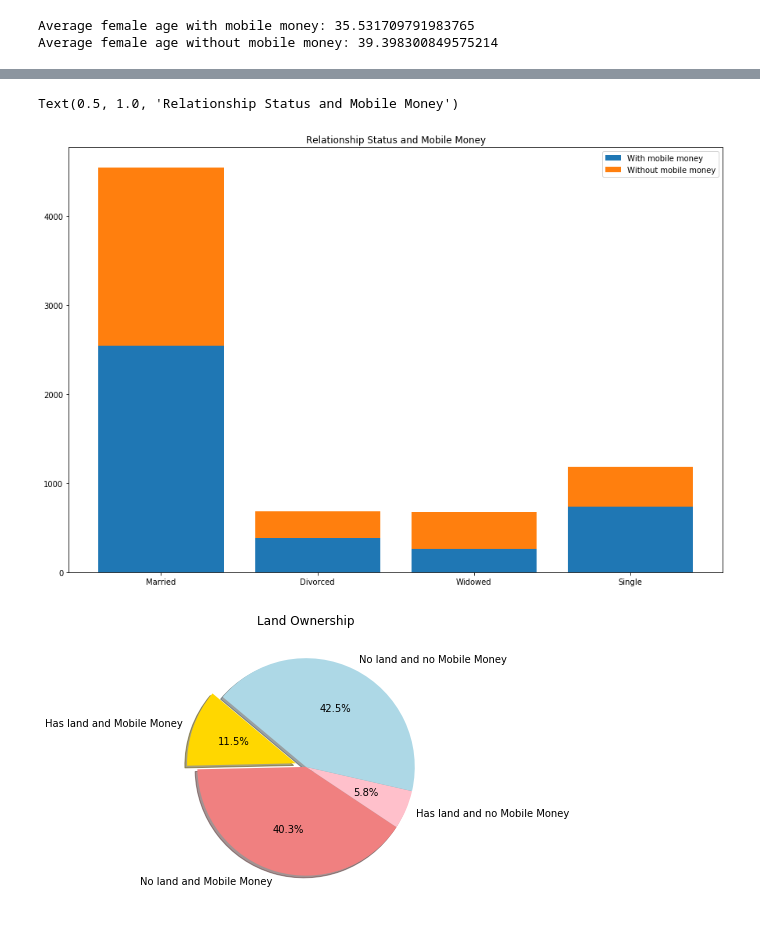
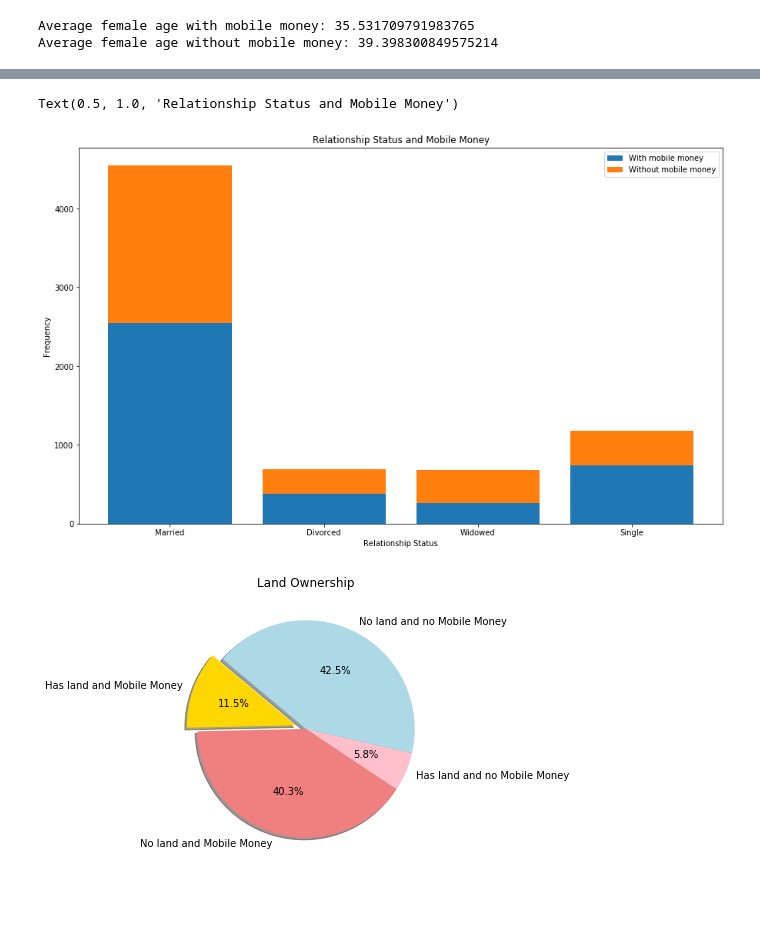
Before and after one commit to boitshepo97/tanzania-mobile-money, a Jupyter notebook: Financial Services Use In Tanzania.ipynb, the cells around one changed output, grey strips where cells are left out. Cells and saved outputs as stored; diff of their text form; code cells hidden in the pictures; blank space fills up the shorter version.

```diff
--- a/Financial Services Use In Tanzania.ipynb
+++ b/Financial Services Use In Tanzania.ipynb
@@ -129,35 +155,37 @@ plt.show()
 married = mob_mon[mob_mon.Q3 == 1]
 divorced = mob_mon[mob_mon.Q3 == 2]
 widowed = mob_mon[mob_mon.Q3 == 3]
 single = mob_mon[mob_mon.Q3 == 4]
 
 # status on their Mobile Money
 married_with = len(married[married.mobile_money == 1])
 married_without = len(married[married.mobile_money == 0])
 
 divorced_with = len(divorced[divorced.mobile_money == 1])
 divorced_without = len(divorced[divorced.mobile_money == 0])
 
 widowed_with = len(widowed[widowed.mobile_money == 1])
 widowed_without = len(widowed[widowed.mobile_money == 0])
 
 single_with = len(single[single.mobile_money == 1])
 single_without = len(single[single.mobile_money == 0])
 
 # sumation
 relationship_with = [married_with, divorced_with, widowed_with, single_with]
 relationship_without= [married_without, divorced_without, widowed_without, single_without]
 
 #plotting the graph for relationship status and mobile money
-plt.figure(figsize=(15,10))
+plt.figure(figsize=(15,9))
 plt.bar(np.arange(4), relationship_with, label='With mobile money')
 plt.bar(np.arange(4), relationship_without, bottom= relationship_with, label='Without mobile money')
+plt.xlabel('Relationship Status')
+plt.ylabel('Frequency')
 plt.xticks(np.arange(4), ['Married', 'Divorced', 'Widowed', 'Single'])
 plt.legend(loc='upper right')
 plt.title('Relationship Status and Mobile Money')
 # %% [output]
 Text(0.5, 1.0, 'Relationship Status and Mobile Money')
-[figure, old version]
+[figure, new version]
 # %%
 # Land ownership
 has_land = mob_mon[mob_mon.Q6 == 1]
```
Also changed, not shown: parts of 5 cells of this notebook, 3 other files.
